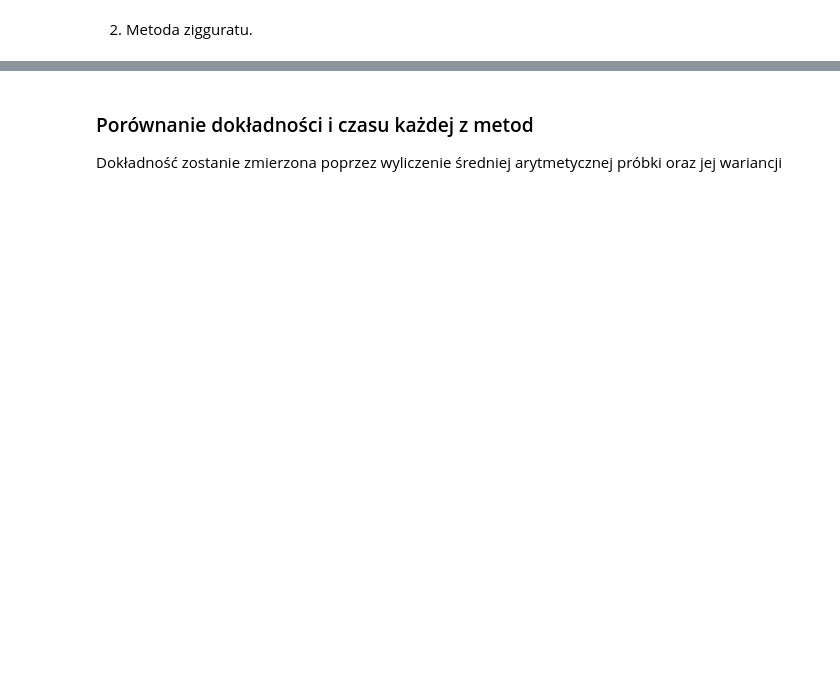
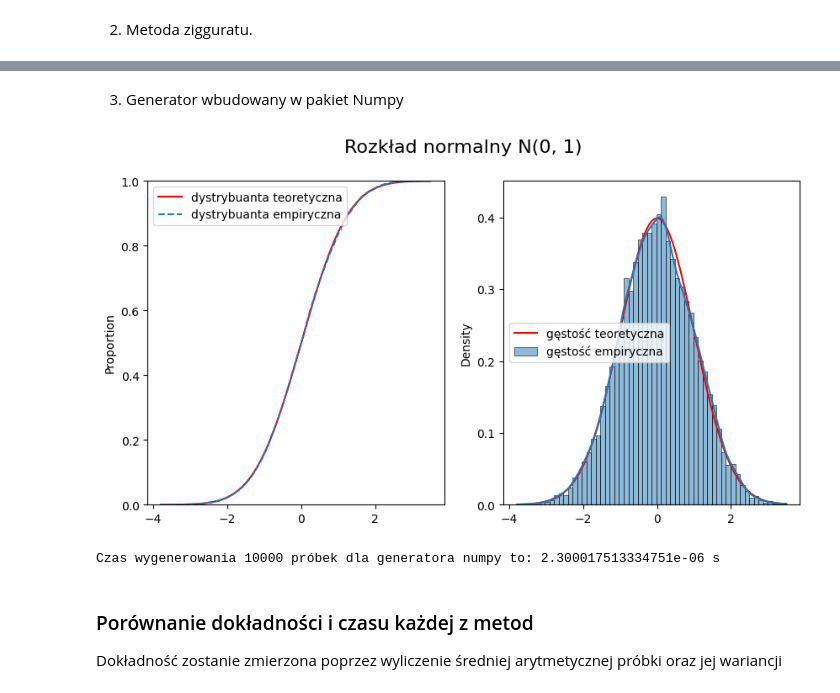
Before and after one commit to mathieuboro/symulacje, a Jupyter notebook: Raport_Sym.ipynb, the cells around one changed output, grey strips where cells are left out. Drawn from its saved outputs; the diff is of its cells as text; code cells hidden in the pictures; blank space fills up the shorter version.

```diff
--- a/Raport_Sym.ipynb
+++ b/Raport_Sym.ipynb
@@ -357,3 +400,13 @@ plot_pdf_cdf(generated_ziggurat)
+# %% [markdown]
+3. Generator wbudowany w pakiet Numpy
+# %%
+generated_numpy = np.random.normal(mu,sigma,size = n)
+time_np = timeit.timeit(lambda: generated_numpy, number = 1)
+plot_pdf_cdf(generated_numpy)
+print('Czas wygenerowania {} próbek dla generatora numpy to:'.format(n),time_np,'s' )
+# %% [output]
+[figure, added]
+Czas wygenerowania 10000 próbek dla generatora numpy to: 2.300017513334751e-06 s
 # %% [markdown]
 ### Porównanie dokładności i czasu każdej z metod
 Dokładność zostanie zmierzona poprzez wyliczenie średniej arytmetycznej próbki oraz jej wariancji
```
Also changed, not shown: parts of 30 cells of this notebook.
